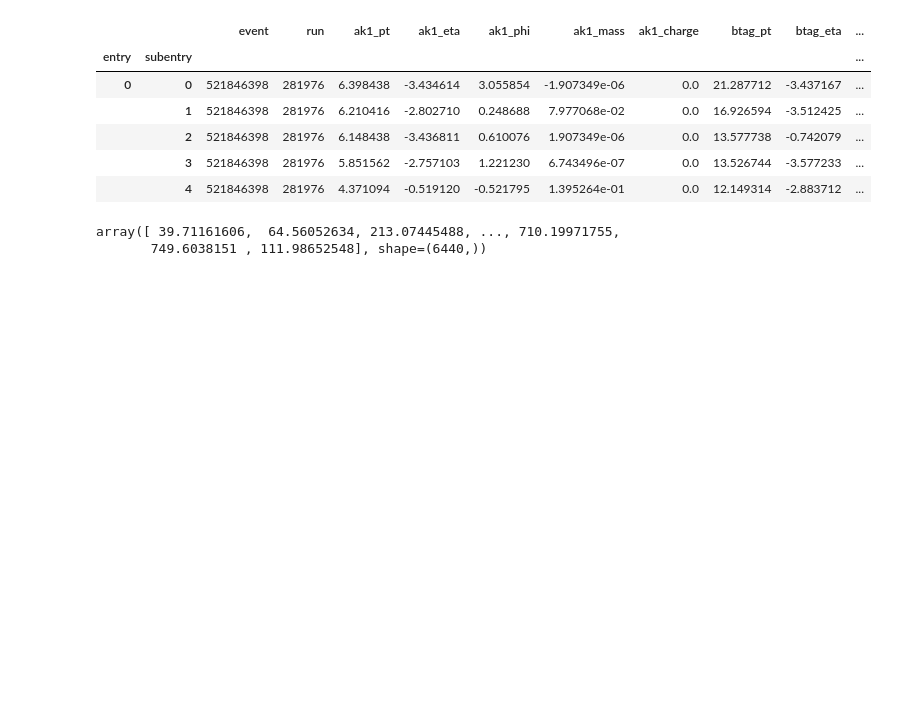
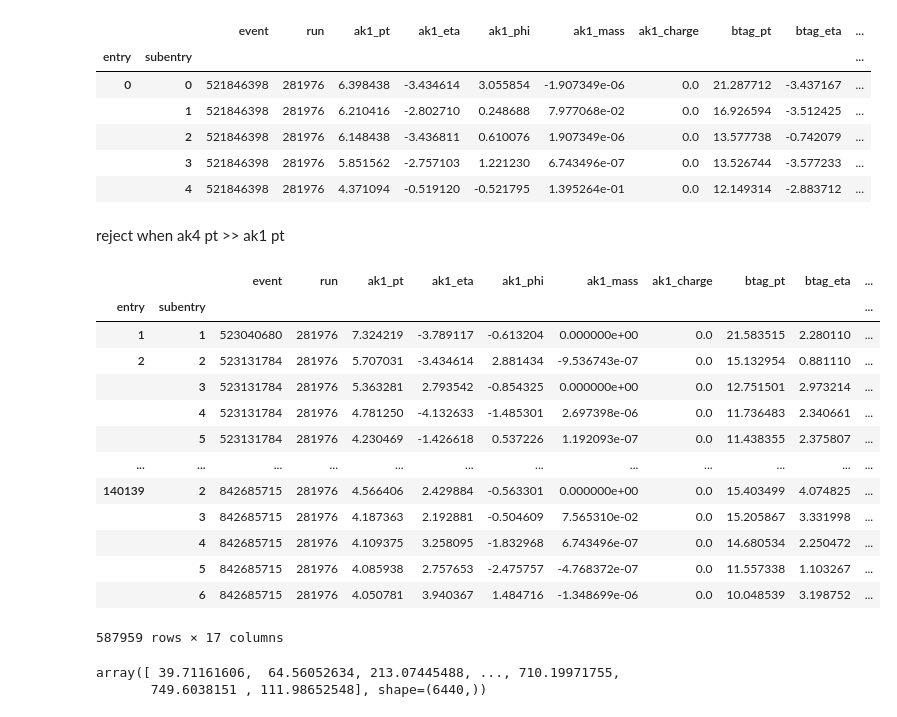
Before and after one commit to LiamMeurer/WSUJPsiIsoCharm, a Jupyter notebook: miniaod_test.ipynb, the cells around one changed output. Saved outputs shown, nothing was run; the diff lists cells and outputs as text; code cells hidden in the pictures; blank space fills up the shorter version.

```diff
--- a/miniaod_test.ipynb
+++ b/miniaod_test.ipynb
@@ -237,6 +310,26 @@ ak1_pd.head()
 |  | 2 | 521846398 | 281976 | 6.148438 | -3.436811 | 0.610076 | 1.907349e-06 | 0.0 | 13.577738 | -0.742079 | ... |
 |  | 3 | 521846398 | 281976 | 5.851562 | -2.757103 | 1.221230 | 6.743496e-07 | 0.0 | 13.526744 | -3.577233 | ... |
 |  | 4 | 521846398 | 281976 | 4.371094 | -0.519120 | -0.521795 | 1.395264e-01 | 0.0 | 12.149314 | -2.883712 | ... |
+# %% [markdown]
+reject when ak4 pt >> ak1 pt
+# %%
+good_events = ak1_pd.loc[ak1_pd.ak1_pt/ak1_pd.ak4_eta >=0.8]
+good_events
+# %% [output]
+|  |  | event | run | ak1_pt | ak1_eta | ak1_phi | ak1_mass | ak1_charge | btag_pt | btag_eta | ... |
+| entry | subentry |  |  |  |  |  |  |  |  |  | ... |
+| 1 | 1 | 523040680 | 281976 | 7.324219 | -3.789117 | -0.613204 | 0.000000e+00 | 0.0 | 21.583515 | 2.280110 | ... |
+| 2 | 2 | 523131784 | 281976 | 5.707031 | -3.434614 | 2.881434 | -9.536743e-07 | 0.0 | 15.132954 | 0.881110 | ... |
+|  | 3 | 523131784 | 281976 | 5.363281 | 2.793542 | -0.854325 | 0.000000e+00 | 0.0 | 12.751501 | 2.973214 | ... |
+|  | 4 | 523131784 | 281976 | 4.781250 | -4.132633 | -1.485301 | 2.697398e-06 | 0.0 | 11.736483 | 2.340661 | ... |
+|  | 5 | 523131784 | 281976 | 4.230469 | -1.426618 | 0.537226 | 1.192093e-07 | 0.0 | 11.438355 | 2.375807 | ... |
+| ... | ... | ... | ... | ... | ... | ... | ... | ... | ... | ... | ... |
+| 140139 | 2 | 842685715 | 281976 | 4.566406 | 2.429884 | -0.563301 | 0.000000e+00 | 0.0 | 15.403499 | 4.074825 | ... |
+|  | 3 | 842685715 | 281976 | 4.187363 | 2.192881 | -0.504609 | 7.565310e-02 | 0.0 | 15.205867 | 3.331998 | ... |
+|  | 4 | 842685715 | 281976 | 4.109375 | 3.258095 | -1.832968 | 6.743496e-07 | 0.0 | 14.680534 | 2.250472 | ... |
+|  | 5 | 842685715 | 281976 | 4.085938 | 2.757653 | -2.475757 | -4.768372e-07 | 0.0 | 11.557338 | 1.103267 | ... |
+|  | 6 | 842685715 | 281976 | 4.050781 | 3.940367 | 1.484716 | -1.348699e-06 | 0.0 | 10.048539 | 3.198752 | ... |
+587959 rows × 17 columns
 # %%
 ak1_pd = ak1_pd.loc[ak1_pd.ak1_mass >1.5]
 # %%
```
Also changed, not shown: parts of 12 cells of this notebook.
